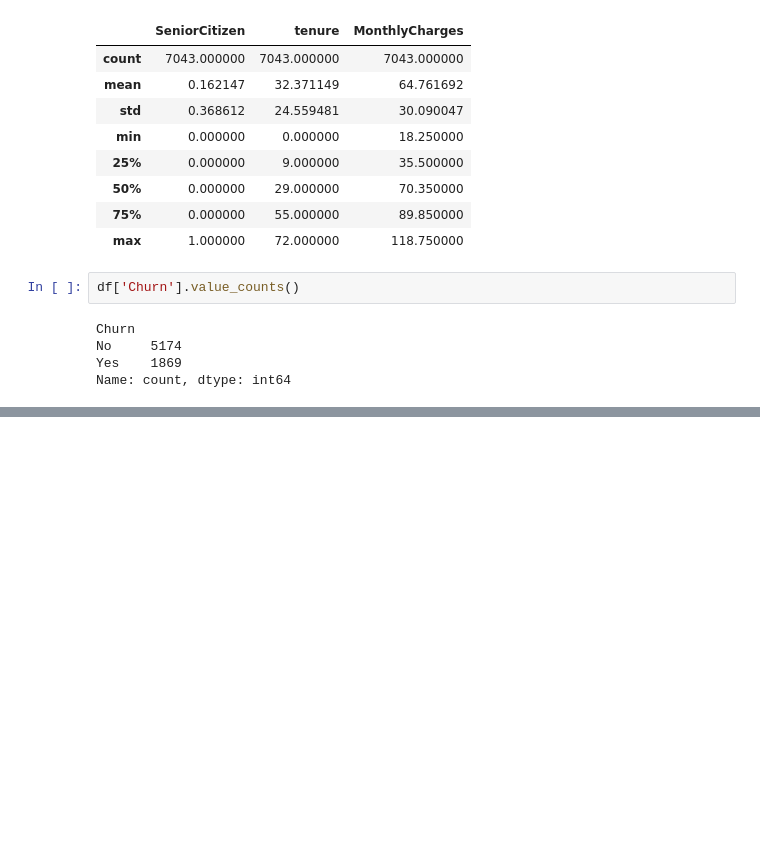
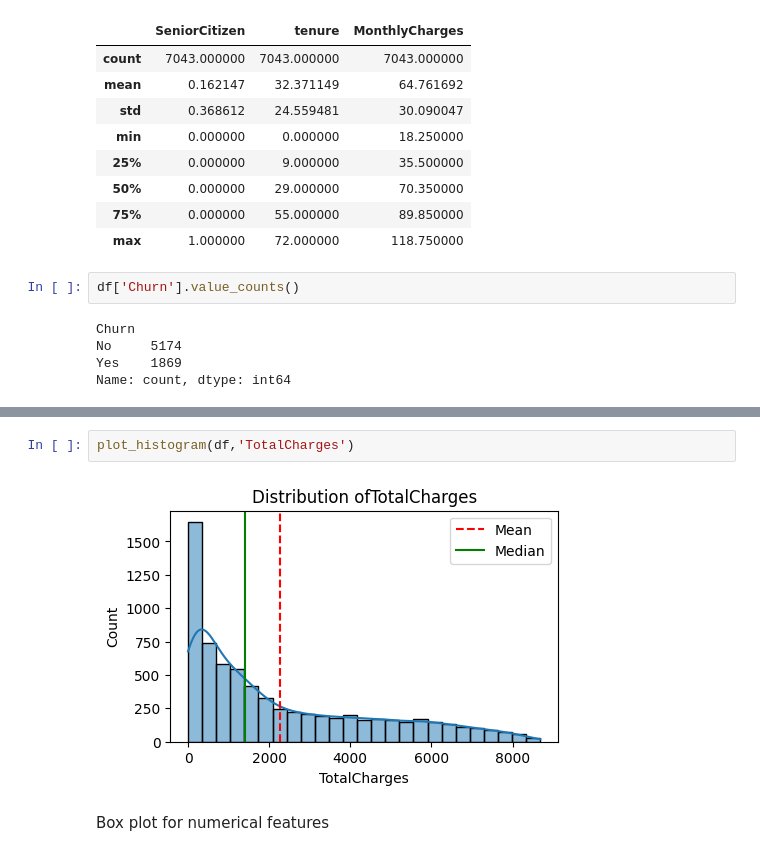
Before and after one commit to nileshdeb/customer-churn-predictor, a Jupyter notebook: main.ipynb, the cells around one changed output, grey strips where cells are left out. Cells and saved outputs as stored; diff of their text form; blank space fills up the shorter version.

```diff
--- a/main.ipynb
+++ b/main.ipynb
@@ -62,0 +265,6 @@ Name: count, dtype: int64
+# %%
+plot_histogram(df,'TotalCharges')
+# %% [output]
+[figure, added]
+# %% [markdown]
+Box plot for numerical features
```
Also changed, not shown: parts of 84 cells of this notebook.
